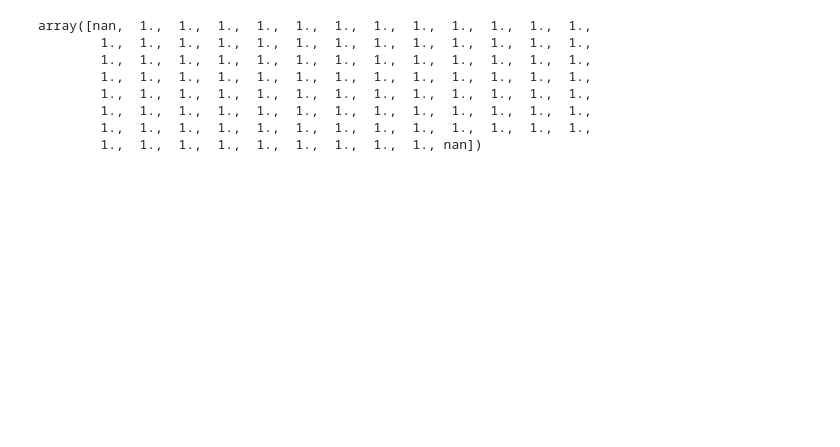
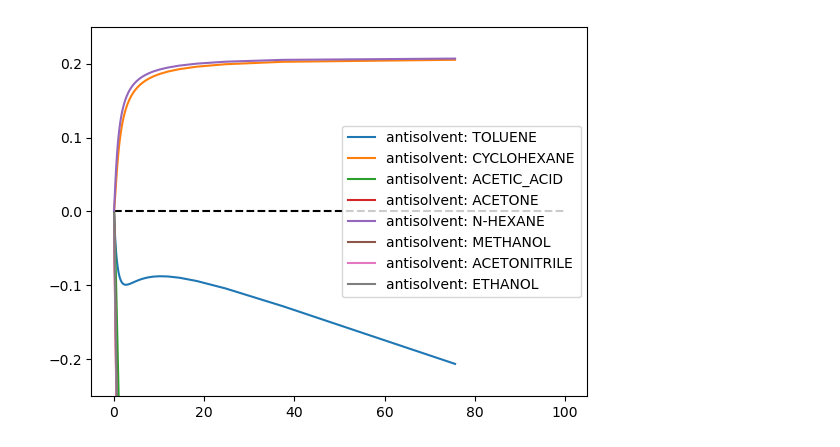
Before and after one commit to HyuntaeKR/drowning-out, a Jupyter notebook: antisolvent_screening.ipynb, the cells around one changed output. Saved outputs shown, nothing was run; the diff lists cells and outputs as text; code cells hidden in the pictures; blank space fills up the shorter version.

```diff
--- a/antisolvent_screening.ipynb
+++ b/antisolvent_screening.ipynb
@@ -119,19 +80,17 @@ print(moles)
-# %%
-import numpy as np
-
-array_format = np.zeros(101)  # (ngrid,)
-array_format[0] = np.nan
-array_format[-1] = np.nan
-
-array1 = array_format
-array1[1:-1] = np.ones(99)
-array1
-# %% [output]
-array([nan,  1.,  1.,  1.,  1.,  1.,  1.,  1.,  1.,  1.,  1.,  1.,  1.,
-        1.,  1.,  1.,  1.,  1.,  1.,  1.,  1.,  1.,  1.,  1.,  1.,  1.,
-        1.,  1.,  1.,  1.,  1.,  1.,  1.,  1.,  1.,  1.,  1.,  1.,  1.,
-        1.,  1.,  1.,  1.,  1.,  1.,  1.,  1.,  1.,  1.,  1.,  1.,  1.,
-        1.,  1.,  1.,  1.,  1.,  1.,  1.,  1.,  1.,  1.,  1.,  1.,  1.,
-        1.,  1.,  1.,  1.,  1.,  1.,  1.,  1.,  1.,  1.,  1.,  1.,  1.,
-        1.,  1.,  1.,  1.,  1.,  1.,  1.,  1.,  1.,  1.,  1.,  1.,  1.,
-        1.,  1.,  1.,  1.,  1.,  1.,  1.,  1.,  1., nan])
+# %%
+fig2 = plt.figure()
+plt.hlines(0, 0, 100, colors="black", linestyles="dashed")
+for csv_data_file in os.listdir("./data"):
+    if "calculate" in csv_data_file:
+        data = pandas.read_csv("./data/" + csv_data_file)
+        plt.plot(
+            data["add_antisolv_mole"],
+            data["precip_mole"],
+            label=f"antisolvent: {csv_data_file[10:-4]}",
+        )
+
+plt.legend(loc="best")
+plt.ylim([-0.25, 0.25])
+plt.show()
+# %% [output]
+[figure, added]
```
Also changed, not shown: parts of 8 cells of this notebook.
